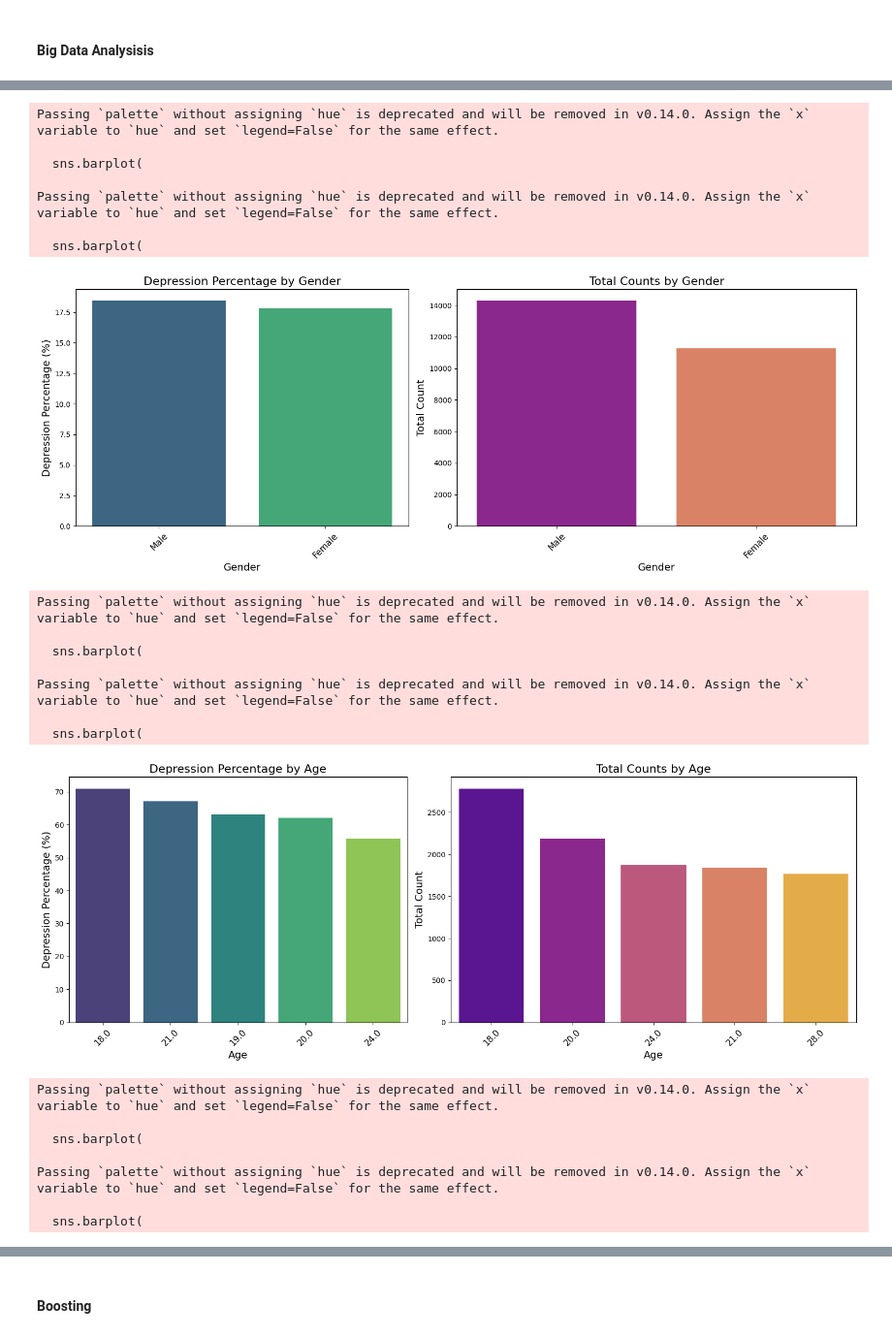
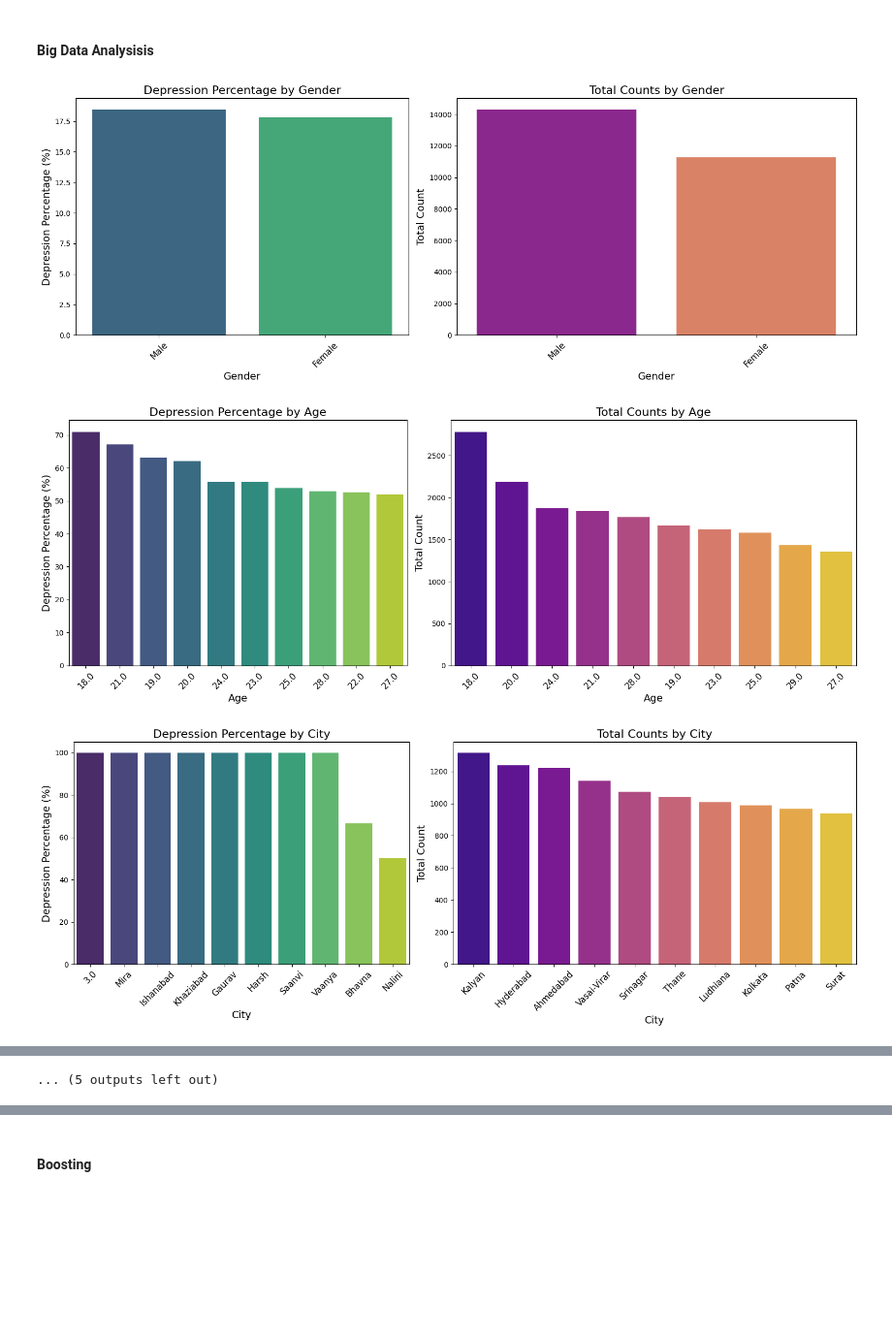
Before and after one commit to Caoze1/dv2599, a Jupyter notebook: projekt/book.ipynb, the cells around one changed output, grey strips where cells are left out. Shown at 97% size. Cells and saved outputs as stored; diff of their text form; code cells hidden in the pictures; blank space fills up the shorter version.

```diff
--- a/projekt/book.ipynb
+++ b/projekt/book.ipynb
@@ -59,9 +59,9 @@ display(x)
 # %%
 def plot_feature(feature):
     grouped = df.groupby(feature)['Depression']
-    percentages = (grouped.sum() / grouped.count() * 100).sort_values(ascending=False).head()
+    percentages = (grouped.sum() / grouped.count() * 100).sort_values(ascending=False).head(10)
 
-    groups = df.groupby(col)['Depression'].sum().sort_values(ascending=False).head()
+    groups = df.groupby(col)['Depression'].sum().sort_values(ascending=False).head(10)
 
     # Set up subplots
     fig, axes = plt.subplots(1, 2, figsize=(16, 6), gridspec_kw={'width_ratios': [1, 1.2]})
@@ -75,30 +75,33 @@ def plot_feature(feature):
     )
     axes[0].set_title(f"Depression Percentage by {feature}", fontsize=16)
     axes[0].set_xlabel(feature, fontsize=14)
     axes[0].set_ylabel("Depression Percentage (%)", fontsize=14)
     axes[0].tick_params(axis='x', rotation=45, labelsize=12)
 
     # Bar chart for counts
     sns.barplot(
         x=groups.index.astype(str),  # Convert to string to ensure proper ordering
         y=groups.values,
         palette='plasma',
         ax=axes[1]
     )
     axes[1].set_title(f"Total Counts by {feature}", fontsize=16)
     axes[1].set_xlabel(feature, fontsize=14)
     axes[1].set_ylabel("Total Count", fontsize=14)
     axes[1].tick_params(axis='x', rotation=45, labelsize=12)
 
     # Adjust layout
     plt.tight_layout()
     plt.show()
 
 
 for col in df.columns:
     if col not in ['id', 'Name', 'Depression']:
         if col == 'CGPA':
             plot_feature(col)
         else:
             plot_feature(col)
 # %% [output]
+[figure]
+[figure, new version]
+[figure, new version]
@@ -105,23 +117 @@ for col in df.columns:
-Passing `palette` without assigning `hue` is deprecated and will be removed in v0.14.0. Assign the `x` variable to `hue` and set `legend=False` for the same effect.
-
-  sns.barplot(
-
-Passing `palette` without assigning `hue` is deprecated and will be removed in v0.14.0. Assign the `x` variable to `hue` and set `legend=False` for the same effect.
-
-  sns.barplot(
+... (5 outputs left out)
-[figure]
-Passing `palette` without assigning `hue` is deprecated and will be removed in v0.14.0. Assign the `x` variable to `hue` and set `legend=False` for the same effect.
-
-  sns.barplot(
-
-Passing `palette` without assigning `hue` is deprecated and will be removed in v0.14.0. Assign the `x` variable to `hue` and set `legend=False` for the same effect.
-
-  sns.barplot(
-[figure, old version]
-Passing `palette` without assigning `hue` is deprecated and will be removed in v0.14.0. Assign the `x` variable to `hue` and set `legend=False` for the same effect.
-
-  sns.barplot(
-
-Passing `palette` without assigning `hue` is deprecated and will be removed in v0.14.0. Assign the `x` variable to `hue` and set `legend=False` for the same effect.
-
-  sns.barplot(
```
Also changed, not shown: parts of 1 cell of this notebook, 3 other files.
